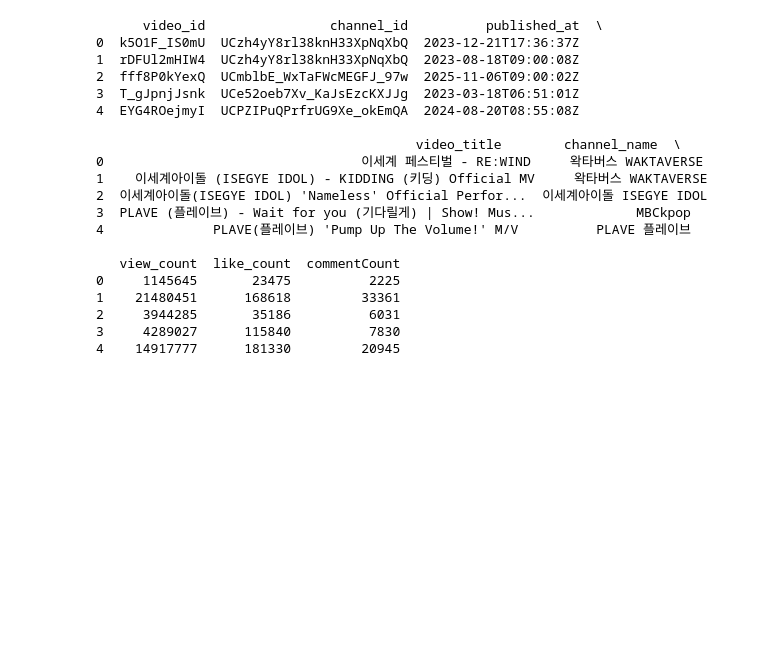
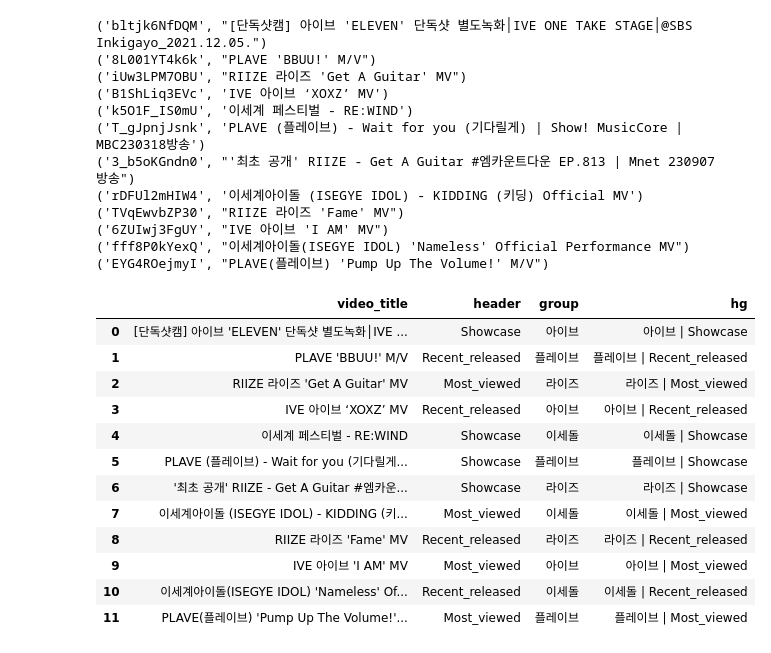
Before and after one commit to PotenUP3-DA-Team4/DA_AI_Jobs, a Jupyter notebook: pandapear557/02_EDA.ipynb, the cells around one changed output. Cells and saved outputs as stored; diff of their text form; code cells hidden in the pictures; blank space fills up the shorter version.

```diff
--- a/pandapear557/02_EDA.ipynb
+++ b/pandapear557/02_EDA.ipynb
@@ -5,24 +24,41 @@ df = pd.read_csv('../cocacoca0810/data/youtube_comments_origin.csv')
 # %%
-meta_df = pd.read_csv('../cocacoca0810/data/youtube_video_meta.csv')
-print(meta_df.head())
+
+# series to dic key : video_id, val : video_title
+# header : Showcase, Most_viewed, Recent_released
+# group :  플레이브, 아이브, 이세돌, 라이브
+meta_dict = meta_df.set_index('video_id')['video_title'].to_dict()
+[print(i) for i in meta_dict.items()]
+
+#create header & group columns
+meta_df["header"] = ['Showcase', 'Recent_released', 'Most_viewed', 'Recent_released', 'Showcase',
+               'Showcase', 'Showcase', 'Most_viewed', 'Recent_released',
+               'Most_viewed', 'Recent_released', 'Most_viewed']
+meta_df["group"] = ['아이브', '플레이브', '라이즈', '아이브', '이세돌', '플레이브', '라이즈', '이세돌','라이즈', '아이브', '이세돌', '플레이브' ]
+meta_df["hg"] =   meta_df["group"] + " | "  + meta_df["header"]
+meta_df[['video_title', 'header', 'group', "hg"]]
 # %% [output]
-      video_id                channel_id          published_at  \
-0  k5O1F_IS0mU  UCzh4yY8rl38knH33XpNqXbQ  2023-12-21T17:36:37Z
-1  rDFUl2mHIW4  UCzh4yY8rl38knH33XpNqXbQ  2023-08-18T09:00:08Z
-2  fff8P0kYexQ  UCmblbE_WxTaFWcMEGFJ_97w  2025-11-06T09:00:02Z
-3  T_gJpnjJsnk  UCe52oeb7Xv_KaJsEzcKXJJg  2023-03-18T06:51:01Z
-4  EYG4ROejmyI  UCPZIPuQPrfrUG9Xe_okEmQA  2024-08-20T08:55:08Z
-
-                                         video_title        channel_name  \
-0                                 이세계 페스티벌 - RE:WIND     왁타버스 WAKTAVERSE
-1    이세계아이돌 (ISEGYE IDOL) - KIDDING (키딩) Official MV     왁타버스 WAKTAVERSE
-2  이세계아이돌(ISEGYE IDOL) 'Nameless' Official Perfor...  이세계아이돌 ISEGYE IDOL
-3  PLAVE (플레이브) - Wait for you (기다릴게) | Show! Mus...             MBCkpop
-4              PLAVE(플레이브) 'Pump Up The Volume!' M/V          PLAVE 플레이브
-
-   view_count  like_count  commentCount
-0     1145645       23475          2225
-1    21480451      168618         33361
-2     3944285       35186          6031
-3     4289027      115840          7830
-4    14917777      181330         20945
+('bltjk6NfDQM', "[단독샷캠] 아이브 'ELEVEN' 단독샷 별도녹화│IVE ONE TAKE STAGE│@SBS Inkigayo_2021.12.05.")
+('8L001YT4k6k', "PLAVE 'BBUU!' M/V")
+('iUw3LPM7OBU', "RIIZE 라이즈 'Get A Guitar' MV")
+('B1ShLiq3EVc', 'IVE 아이브 ‘XOXZ’ MV')
+('k5O1F_IS0mU', '이세계 페스티벌 - RE:WIND')
+('T_gJpnjJsnk', 'PLAVE (플레이브) - Wait for you (기다릴게) | Show! MusicCore | MBC230318방송')
+('3_b5oKGndn0', "'최초 공개' RIIZE - Get A Guitar #엠카운트다운 EP.813 | Mnet 230907 방송")
+('rDFUl2mHIW4', '이세계아이돌 (ISEGYE IDOL) - KIDDING (키딩) Official MV')
+('TVqEwvbZP30', "RIIZE 라이즈 'Fame' MV")
+('6ZUIwj3FgUY', "IVE 아이브 'I AM' MV")
+('fff8P0kYexQ', "이세계아이돌(ISEGYE IDOL) 'Nameless' Official Performance MV")
+('EYG4ROejmyI', "PLAVE(플레이브) 'Pump Up The Volume!' M/V")
+|  | video_title | header | group | hg |
+| 0 | [단독샷캠] 아이브 'ELEVEN' 단독샷 별도녹화│IVE ... | Showcase | 아이브 | 아이브 | Showcase |
+| 1 | PLAVE 'BBUU!' M/V | Recent_released | 플레이브 | 플레이브 | Recent_released |
+| 2 | RIIZE 라이즈 'Get A Guitar' MV | Most_viewed | 라이즈 | 라이즈 | Most_viewed |
+| 3 | IVE 아이브 ‘XOXZ’ MV | Recent_released | 아이브 | 아이브 | Recent_released |
+| 4 | 이세계 페스티벌 - RE:WIND | Showcase | 이세돌 | 이세돌 | Showcase |
+| 5 | PLAVE (플레이브) - Wait for you (기다릴게... | Showcase | 플레이브 | 플레이브 | Showcase |
+| 6 | '최초 공개' RIIZE - Get A Guitar #엠카운... | Showcase | 라이즈 | 라이즈 | Showcase |
+| 7 | 이세계아이돌 (ISEGYE IDOL) - KIDDING (키... | Most_viewed | 이세돌 | 이세돌 | Most_viewed |
+| 8 | RIIZE 라이즈 'Fame' MV | Recent_released | 라이즈 | 라이즈 | Recent_released |
+| 9 | IVE 아이브 'I AM' MV | Most_viewed | 아이브 | 아이브 | Most_viewed |
+| 10 | 이세계아이돌(ISEGYE IDOL) 'Nameless' Of... | Recent_released | 이세돌 | 이세돌 | Recent_released |
+| 11 | PLAVE(플레이브) 'Pump Up The Volume!'... | Most_viewed | 플레이브 | 플레이브 | Most_viewed |
```
Also changed, not shown: parts of 13 cells of this notebook, 3 other files.
